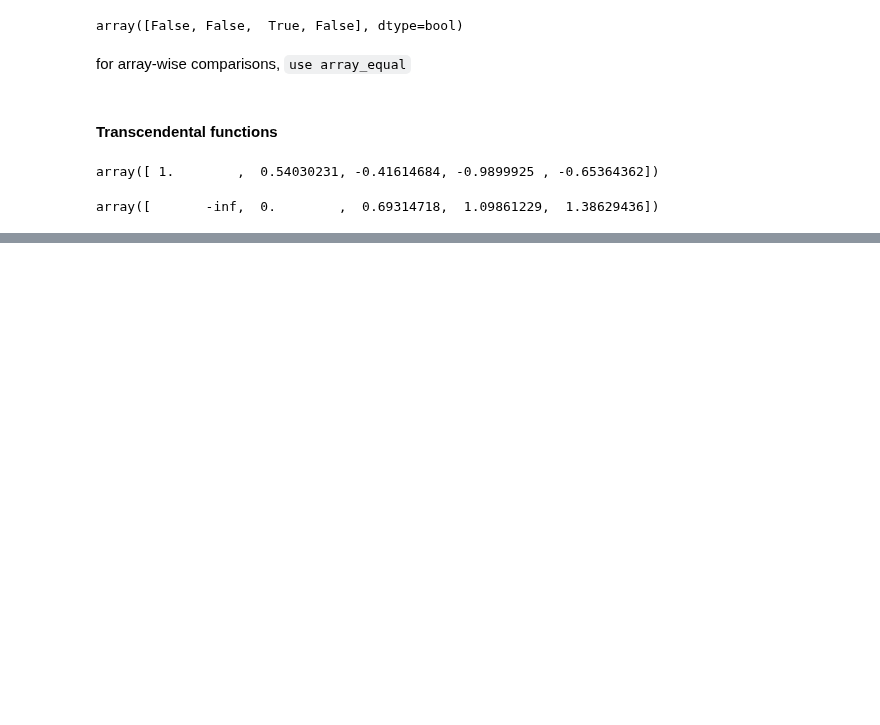
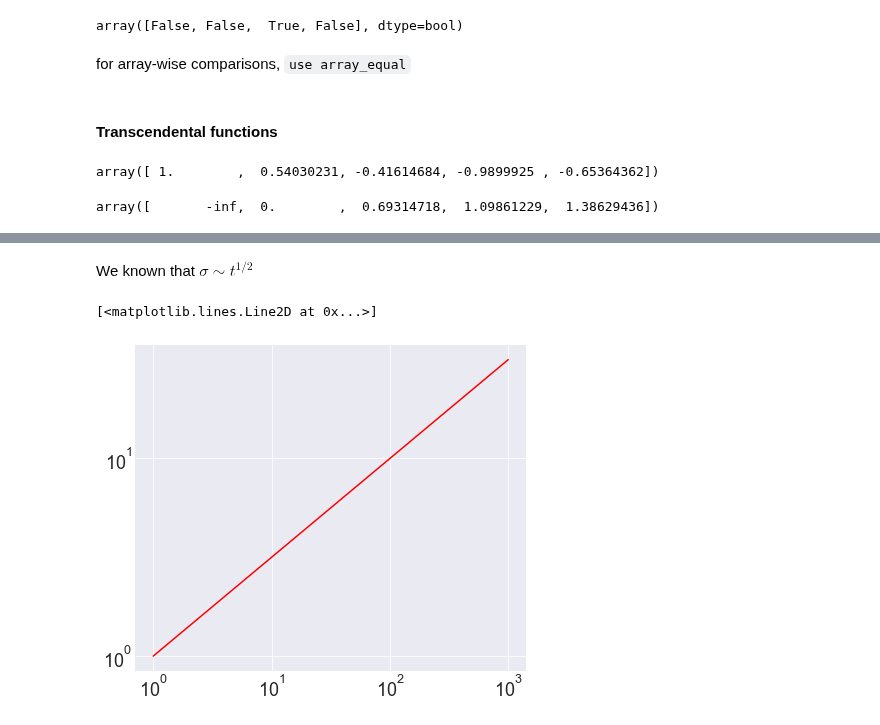
Before and after one commit to hvribeiro/MCSC1, a Jupyter notebook: aulas/01 - Getting Started with Scientific Python.ipynb, the cells around one changed output, grey strips where cells are left out. Cells and saved outputs as stored; diff of their text form; code cells hidden in the pictures; blank space fills up the shorter version.

```diff
--- a/aulas/01 - Getting Started with Scientific Python.ipynb
+++ b/aulas/01 - Getting Started with Scientific Python.ipynb
@@ -2269,0 +2458,9 @@ array([       -inf,  0.        ,  0.69314718,  1.09861229,  1.38629436])
+# %% [markdown]
+We known that $\sigma\sim t^{1/2}$
+# %%
+time = np.logspace(0,3)
+teo_sigma = time**0.5
+plt.loglog(time,teo_sigma,color='red')
+# %% [output]
+[<matplotlib.lines.Line2D at 0x...>]
+[figure, added]
```
Also changed, not shown: parts of 55 cells of this notebook, 1 other file.
